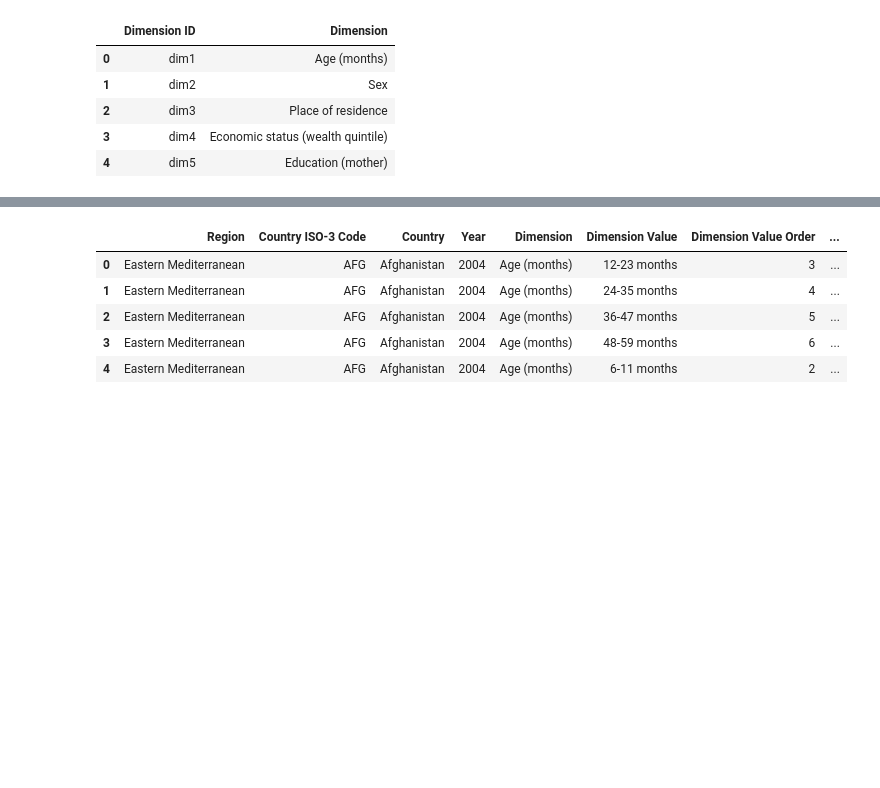
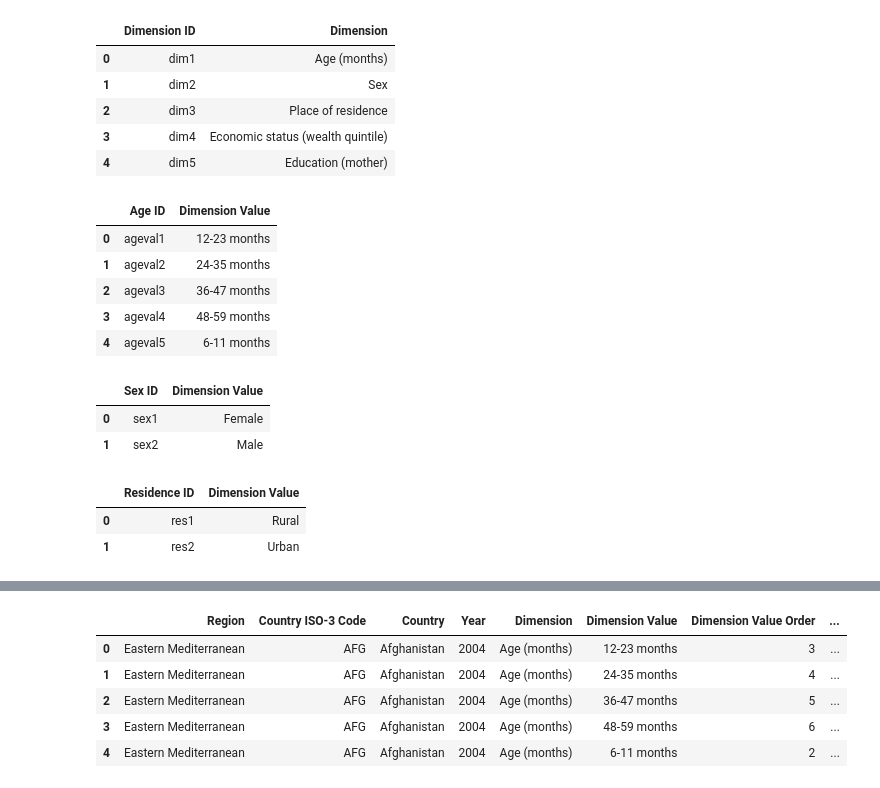
Before and after one commit to blmccourt/proj3-group8, a Jupyter notebook: child_malnutrition_analysis.ipynb, the cells around one changed output, grey strips where cells are left out. Cells and saved outputs as stored; diff of their text form; code cells hidden in the pictures; blank space fills up the shorter version.

```diff
--- a/child_malnutrition_analysis.ipynb
+++ b/child_malnutrition_analysis.ipynb
@@ -875,3 +997,39 @@ df_from_db.head()
 | 2 | dim3 | Place of residence |
 | 3 | dim4 | Economic status (wealth quintile) |
 | 4 | dim5 | Education (mother) |
+# %%
+# Save the age dataset to the SQLite database
+age_df.to_sql('age', conn, if_exists='replace', index=False)
+
+# Query to ensure the data was stored correctly
+df_from_db = pd.read_sql('SELECT * FROM age', conn)
+df_from_db
+# %% [output]
+|  | Age ID | Dimension Value |
+| 0 | ageval1 | 12-23 months |
+| 1 | ageval2 | 24-35 months |
+| 2 | ageval3 | 36-47 months |
+| 3 | ageval4 | 48-59 months |
+| 4 | ageval5 | 6-11 months |
+# %%
+# Save the sex dataset to the SQLite database
+sex_df.to_sql('sex', conn, if_exists='replace', index=False)
+
+# Query to ensure the data was stored correctly
+df_from_db = pd.read_sql('SELECT * FROM sex', conn)
+df_from_db
+# %% [output]
+|  | Sex ID | Dimension Value |
+| 0 | sex1 | Female |
+| 1 | sex2 | Male |
+# %%
+# Save the residence dataset to the SQLite database
+residence_df.to_sql('residence', conn, if_exists='replace', index=False)
+
+# Query to ensure the data was stored correctly
+df_from_db = pd.read_sql('SELECT * FROM residence', conn)
+df_from_db
+# %% [output]
+|  | Residence ID | Dimension Value |
+| 0 | res1 | Rural |
+| 1 | res2 | Urban |
```
Also changed, not shown: parts of 84 cells of this notebook, 19 other files.
